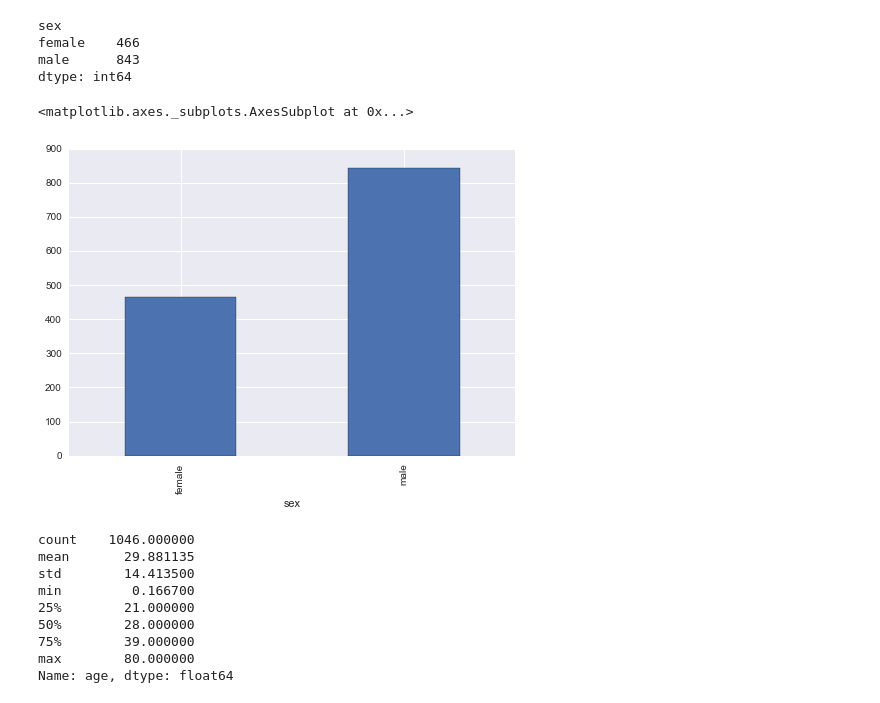
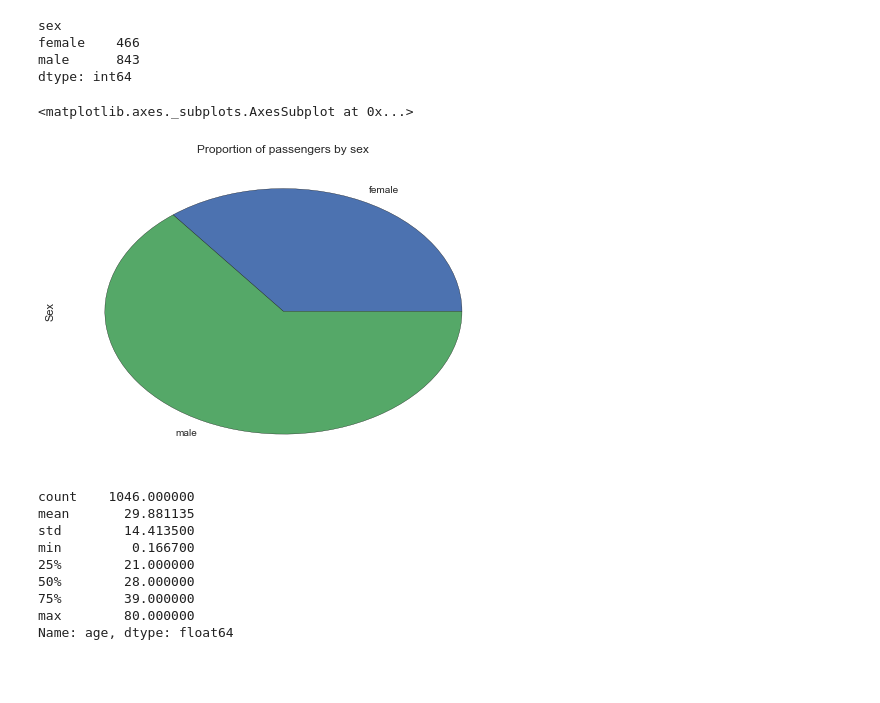
Before and after one commit to romac/ADAHomeworks, a Jupyter notebook: 01 - Pandas and Data Wrangling/Data Wrangling with Pandas.ipynb, the cells around one changed output. Cells and saved outputs as stored; diff of their text form; code cells hidden in the pictures; blank space fills up the shorter version.

Commit message:
Update Titanic exercise.

```diff
--- a/01 - Pandas and Data Wrangling/Data Wrangling with Pandas.ipynb
+++ b/01 - Pandas and Data Wrangling/Data Wrangling with Pandas.ipynb
@@ -1742,10 +1742,10 @@ female    466
 male      843
 dtype: int64
 # %%
-titanic.groupby('sex').size().plot(kind = 'bar')
+titanic.groupby('sex').size().plot(kind = 'pie', label='Sex', title='Proportion of passengers by sex')
 # %% [output]
 <matplotlib.axes._subplots.AxesSubplot at 0x...>
-[figure, old version]
+[figure, new version]
 # %%
 titanic['age'].dropna().describe()
 # %% [output]
```
Also changed, not shown: parts of 4 cells of this notebook.
